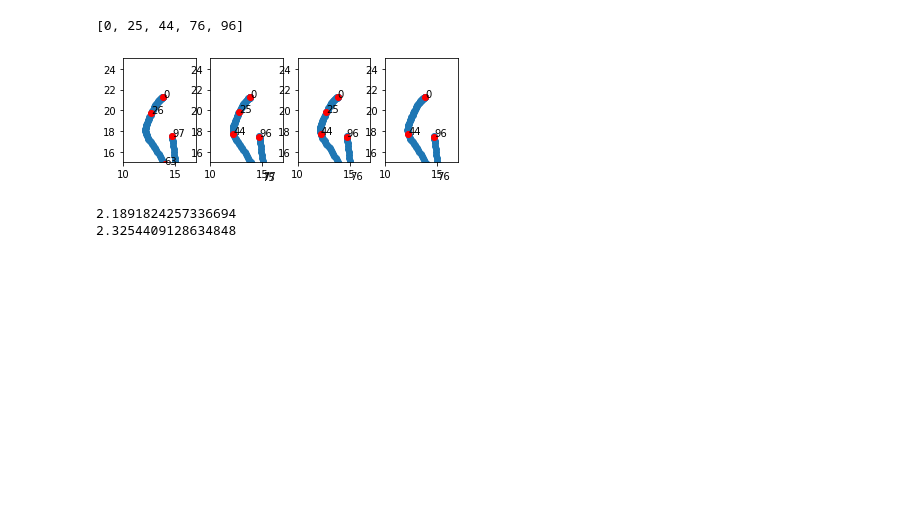
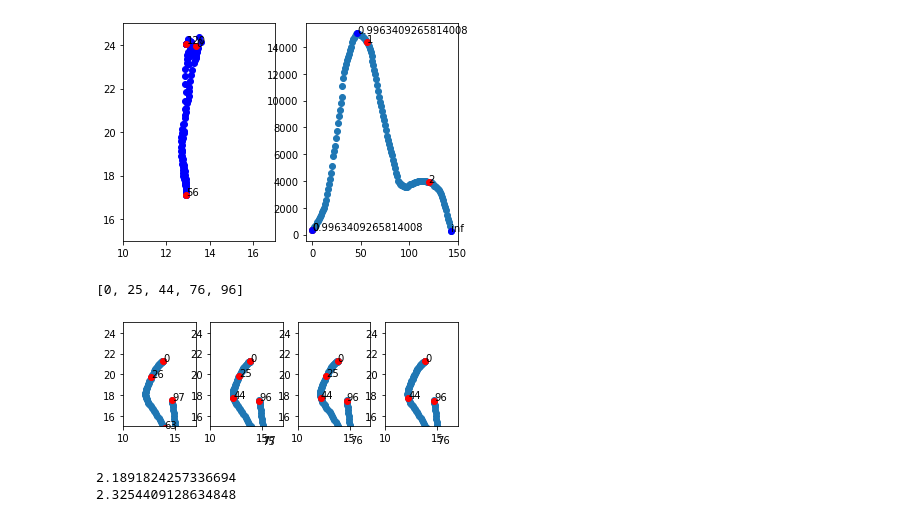
Before and after one commit to Derican/FingertipGesture, a Jupyter notebook: temp.ipynb, the cells around one changed output. Cells and saved outputs as stored; diff of their text form; code cells hidden in the pictures; blank space fills up the shorter version.

```diff
--- a/temp.ipynb
+++ b/temp.ipynb
@@ -1,6 +1,9 @@
 # %%
 from Plot import *
-path = np.load('new_data/ch_data_letter_dir_1/o_0.npy')
+path = np.load('study2/pilot1/i_0.npy')
+plotOneLettersCorner8(path)
+# %% [output]
+[figure, added]
 # %%
 ANGLE_THRESHOLD = np.pi / 4
 ANGLE_THRESHOLD_2 = np.pi / 10
```
Also changed, not shown: 3 other files.
